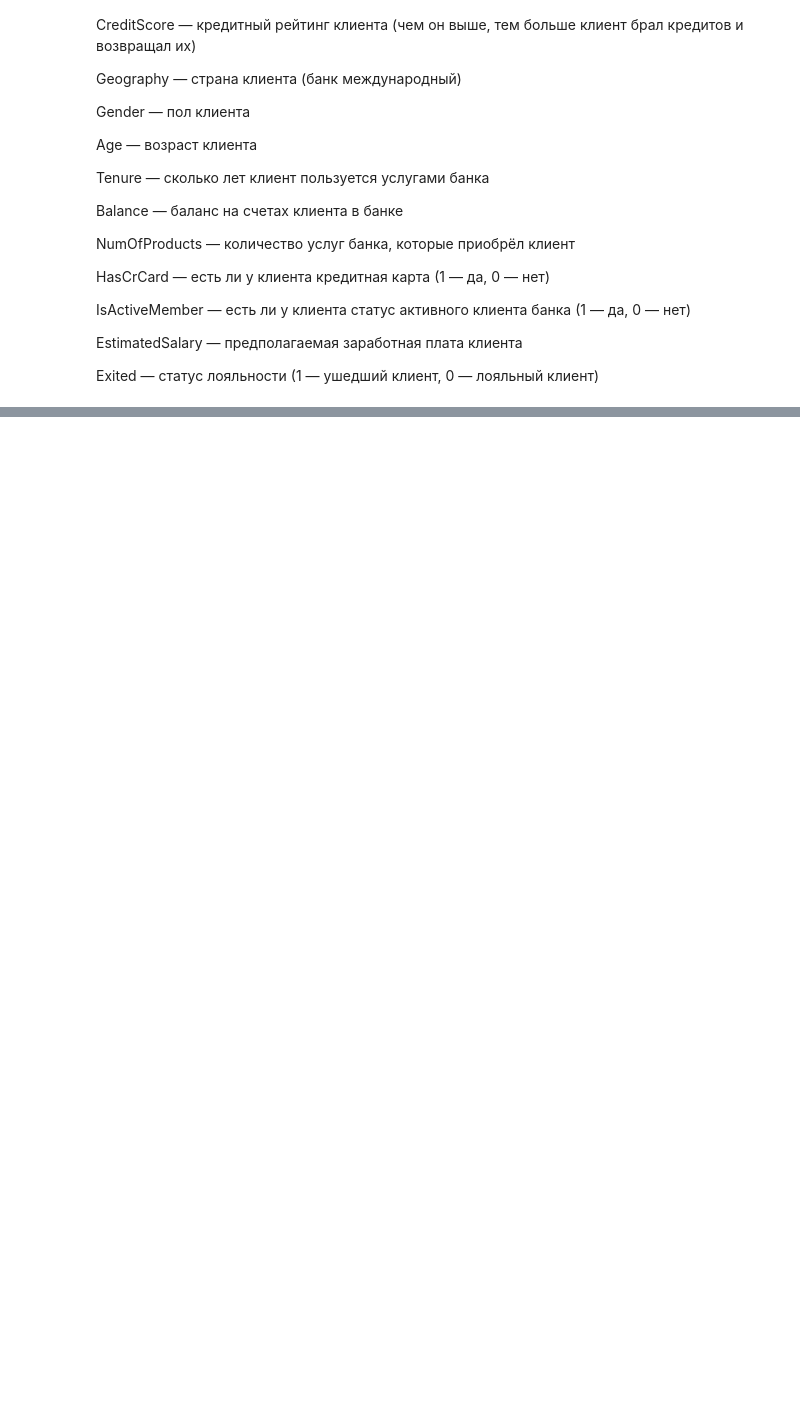
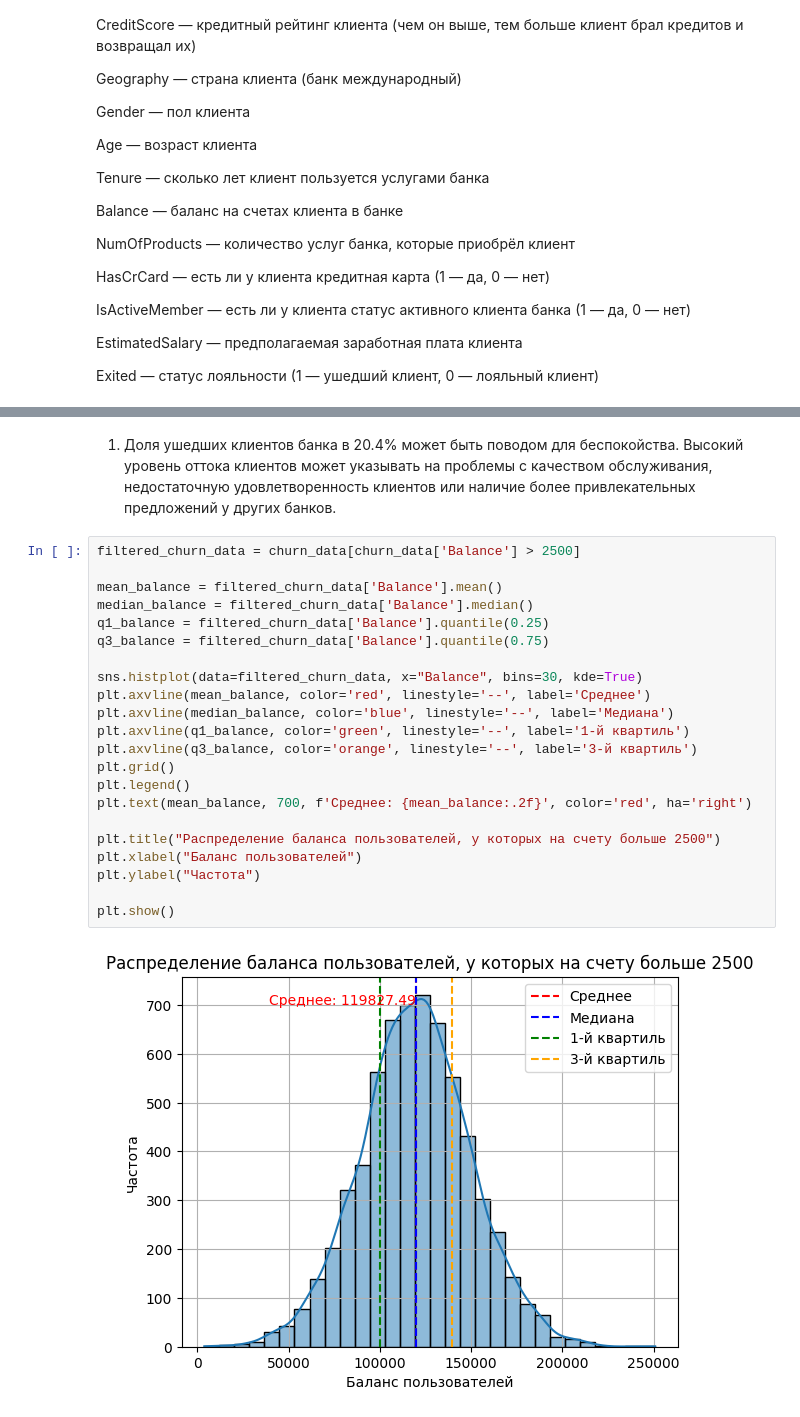
Before and after one commit to Kseniya-1991/learn_aim, a Jupyter notebook: Pandas_progression/churn.ipynb, the cells around one changed output, grey strips where cells are left out. Saved outputs shown, nothing was run; the diff lists cells and outputs as text; blank space fills up the shorter version.

```diff
--- a/Pandas_progression/churn.ipynb
+++ b/Pandas_progression/churn.ipynb
@@ -113,0 +104,26 @@ Passing `palette` without assigning `hue` is deprecated and will be removed in v
+# %% [markdown]
+1. Доля ушедших клиентов банка в 20.4% может быть поводом для беспокойства. Высокий уровень оттока клиентов может указывать на проблемы с качеством обслуживания, недостаточную удовлетворенность клиентов или наличие более привлекательных предложений у других банков.
+# %%
+filtered_churn_data = churn_data[churn_data['Balance'] > 2500]
+
+mean_balance = filtered_churn_data['Balance'].mean()
+median_balance = filtered_churn_data['Balance'].median()
+q1_balance = filtered_churn_data['Balance'].quantile(0.25)
+q3_balance = filtered_churn_data['Balance'].quantile(0.75)
+
+sns.histplot(data=filtered_churn_data, x="Balance", bins=30, kde=True)
+plt.axvline(mean_balance, color='red', linestyle='--', label='Среднее')
+plt.axvline(median_balance, color='blue', linestyle='--', label='Медиана')
+plt.axvline(q1_balance, color='green', linestyle='--', label='1-й квартиль')
+plt.axvline(q3_balance, color='orange', linestyle='--', label='3-й квартиль')
+plt.grid()
+plt.legend()
+plt.text(mean_balance, 700, f'Среднее: {mean_balance:.2f}', color='red', ha='right')
+
+plt.title("Распределение баланса пользователей, у которых на счету больше 2500")
+plt.xlabel("Баланс пользователей")
+plt.ylabel("Частота")
+
+plt.show()
+# %% [output]
+[figure, added]
```
Also changed, not shown: parts of 29 cells of this notebook.
